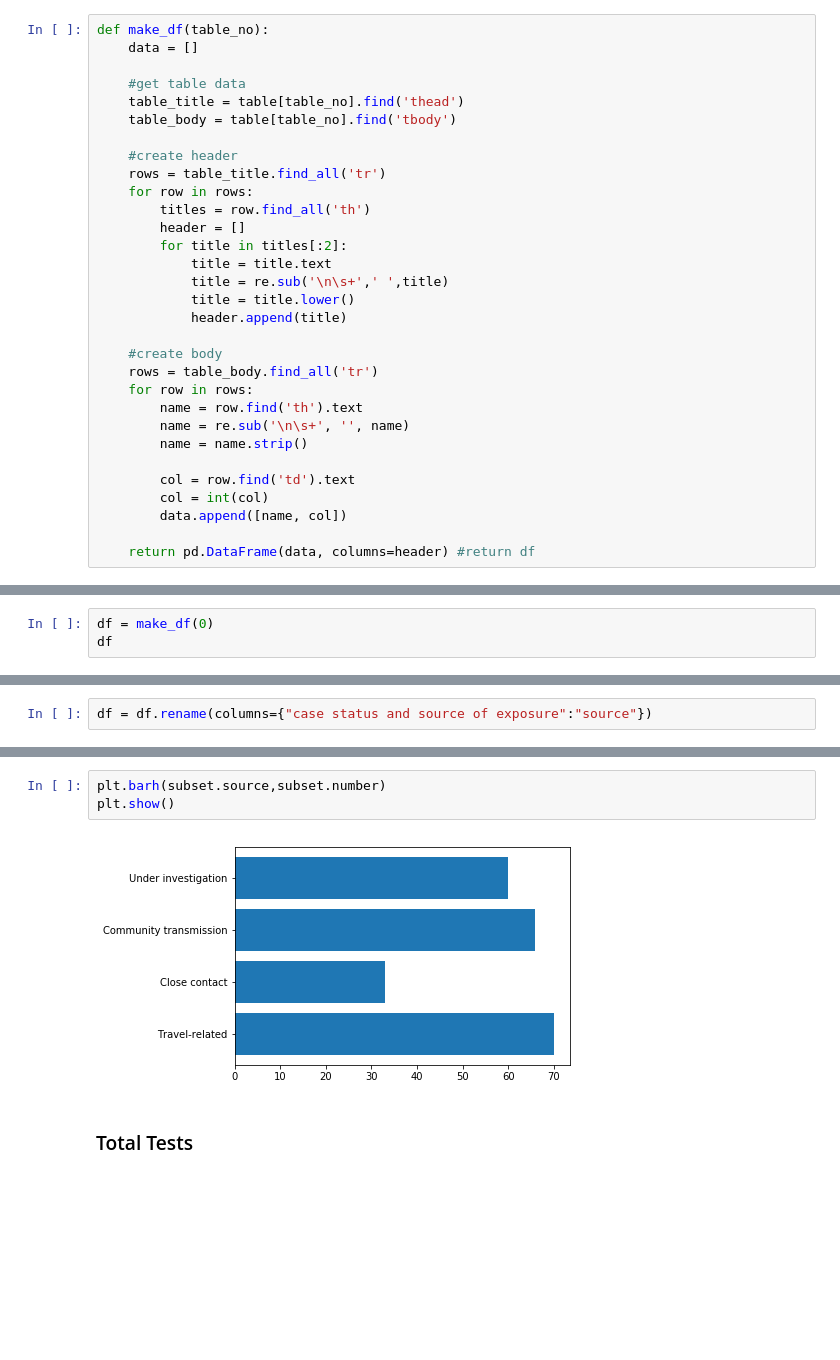
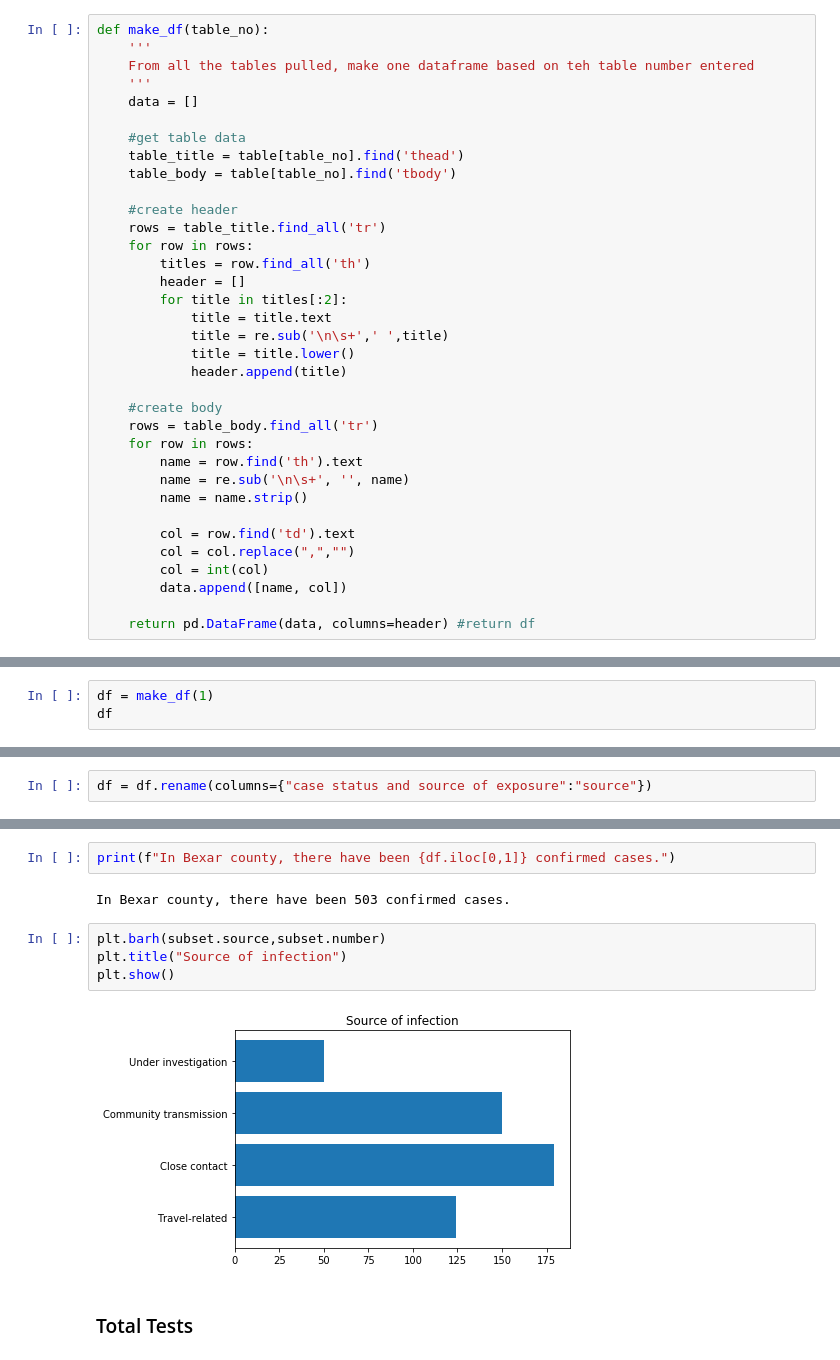
Before and after one commit to misty-garcia/covid, a Jupyter notebook: san_antonio_data.ipynb, the cells around one changed output, grey strips where cells are left out. Saved outputs shown, nothing was run; the diff lists cells and outputs as text; blank space fills up the shorter version.

```diff
--- a/san_antonio_data.ipynb
+++ b/san_antonio_data.ipynb
@@ -30,5 +33,8 @@ table = soup.find_all("table",{"class":"covidData"})
 # %%
 def make_df(table_no):
+    '''
+    From all the tables pulled, make one dataframe based on teh table number entered
+    '''
     data = []
 
     #get table data
@@ -54,6 +60,7 @@ def make_df(table_no):
         name = name.strip()
 
         col = row.find('td').text
+        col = col.replace(",","")
         col = int(col)
         data.append([name, col])
 
@@ -63,7 +70,7 @@ def make_df(table_no):
 # %% [markdown]
 ### Total Cases
 # %%
-df = make_df(0)
+df = make_df(1)
 df
 # %% [output]
 |  | case status and source of exposure | number |
@@ -86,8 +93,13 @@ subset
+# %%
+print(f"In Bexar county, there have been {df.iloc[0,1]} confirmed cases.")
+# %% [output]
+In Bexar county, there have been 503 confirmed cases.
 # %%
 plt.barh(subset.source,subset.number)
+plt.title("Source of infection")
 plt.show()
 # %% [output]
-[figure, old version]
+[figure, new version]
 # %% [markdown]
 ### Total Tests
 # %%
```
Also changed, not shown: parts of 37 cells of this notebook, 1 other file.
